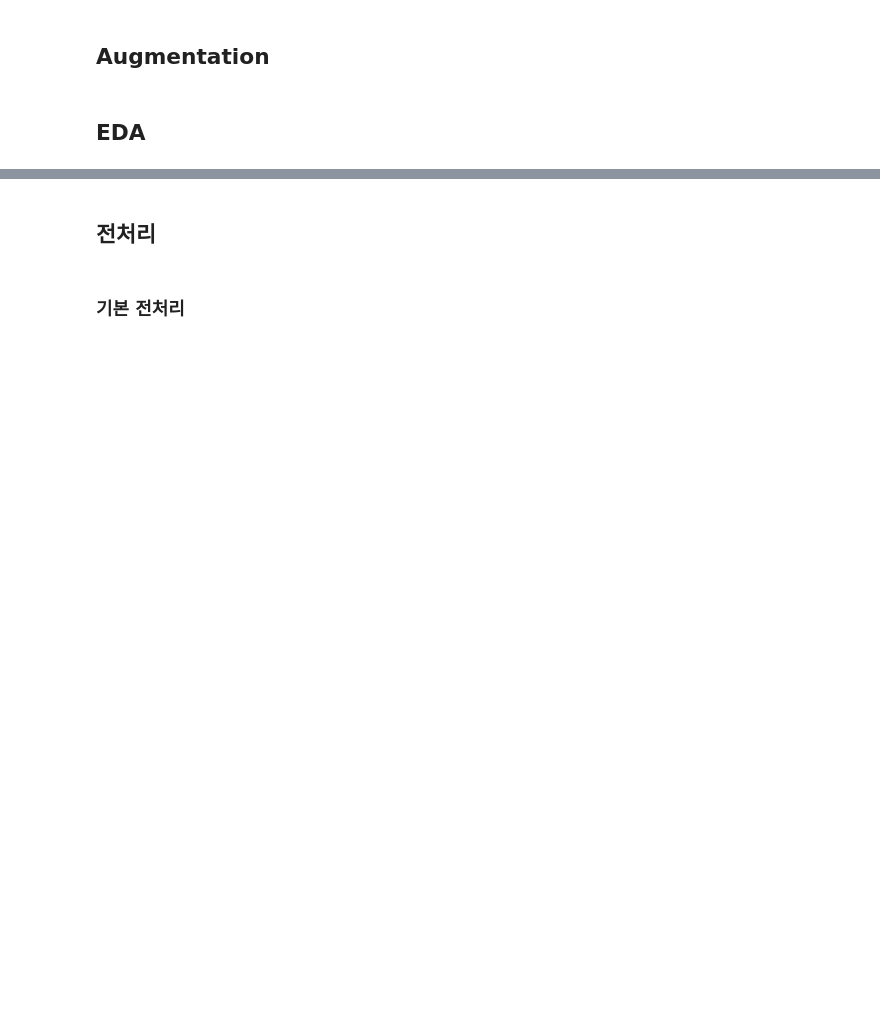
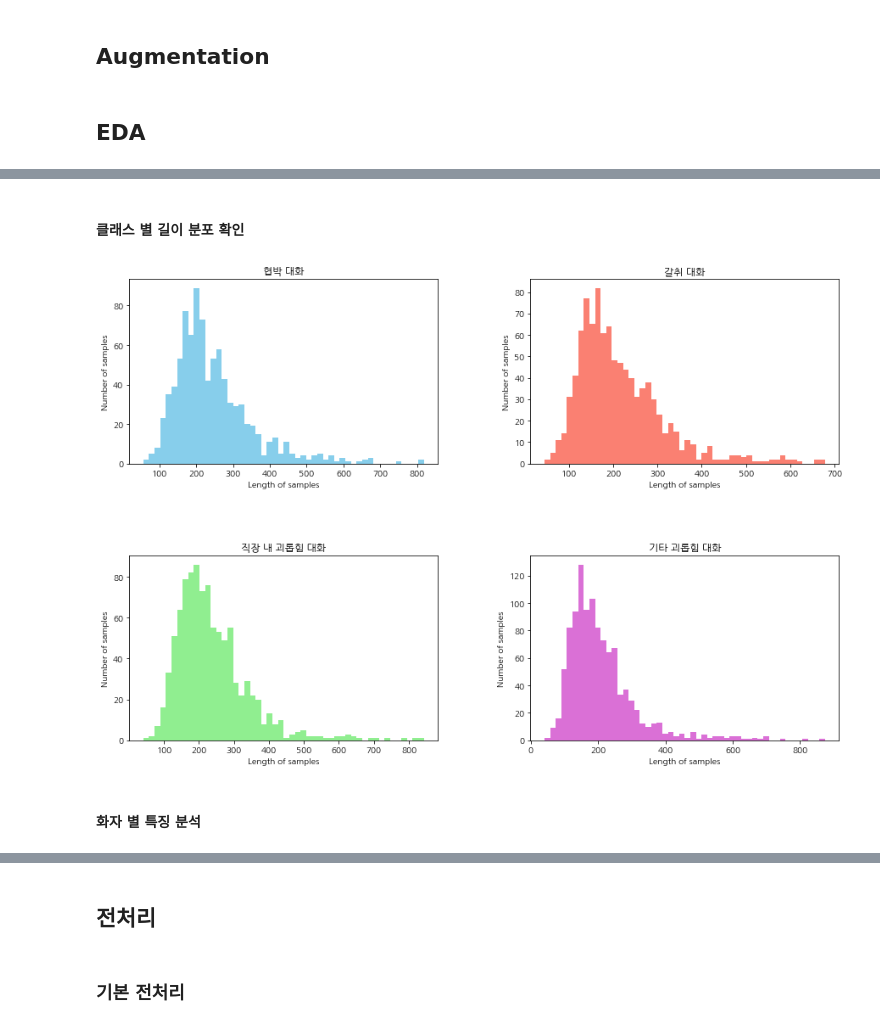
Before and after one commit to hojae-m-choi/dlthon-minions, a Jupyter notebook: dlthon-kevin/data.ipynb, the cells around one changed output, grey strips where cells are left out. Drawn from its saved outputs; the diff is of its cells as text; code cells hidden in the pictures; blank space fills up the shorter version.

```diff
--- a/dlthon-kevin/data.ipynb
+++ b/dlthon-kevin/data.ipynb
@@ -20,0 +144,42 @@ train_data = pd.read_csv(train_data_path)
+# %% [markdown]
+#### 클래스 별 길이 분포 확인
+# %%
+# 서브플롯 생성하기
+fig, axes = plt.subplots(nrows=2, ncols=2, figsize=(15, 10))
+
+# 샘플 길이의 히스토그램 그리기
+
+# 협박 대화
+axes[0][0].hist([len(s) for s in train_data['conversation'][train_data['class']=='협박 대화']],
+                bins=50, color='skyblue')
+axes[0][0].set_xlabel('Length of samples')
+axes[0][0].set_ylabel('Number of samples')
+axes[0][0].set_title('협박 대화')
+
+# 갈취 대화
+axes[0][1].hist([len(s) for s in train_data['conversation'][train_data['class']=='갈취 대화']],
+                bins=50, color='salmon')
+axes[0][1].set_xlabel('Length of samples')
+axes[0][1].set_ylabel('Number of samples')
+axes[0][1].set_title('갈취 대화')
+
+# 직장 내 괴롭힘 대화
+axes[1][0].hist([len(s) for s in train_data['conversation'][train_data['class']=='직장 내 괴롭힘 대화']],
+                bins=50, color='lightgreen')
+axes[1][0].set_xlabel('Length of samples')
+axes[1][0].set_ylabel('Number of samples')
+axes[1][0].set_title('직장 내 괴롭힘 대화')
+
+# 기타 괴롭힘 대화
+axes[1][1].hist([len(s) for s in train_data['conversation'][train_data['class']=='기타 괴롭힘 대화']],
+                bins=50, color='orchid')
+axes[1][1].set_xlabel('Length of samples')
+axes[1][1].set_ylabel('Number of samples')
+axes[1][1].set_title('기타 괴롭힘 대화')
+
+plt.subplots_adjust(wspace=0.3, hspace=0.5)
+plt.show()
+# %% [output]
+[figure, added]
+# %% [markdown]
+#### 화자 별 특징 분석
```
Also changed, not shown: parts of 71 cells of this notebook, 6 other files.
